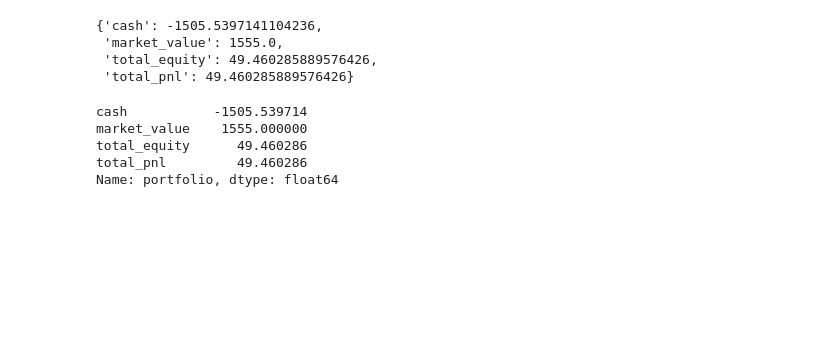
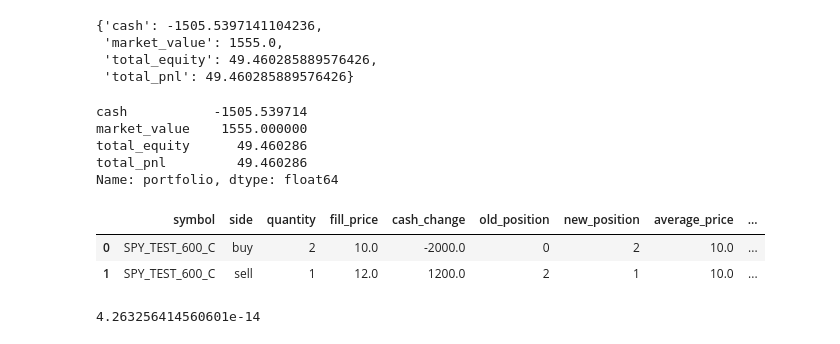
Before and after one commit to IlanEsco/options-market-making-volatility-research, a Jupyter notebook: notebooks/greeks_exposure.ipynb, the cells around one changed output. Saved outputs shown, nothing was run; the diff lists cells and outputs as text; code cells hidden in the pictures; blank space fills up the shorter version.

```diff
--- a/notebooks/greeks_exposure.ipynb
+++ b/notebooks/greeks_exposure.ipynb
@@ -380,3 +405,39 @@ market_value    1555.000000
 total_equity      49.460286
 total_pnl         49.460286
 Name: portfolio, dtype: float64
+# %%
+from inventory_manager import InventoryManager
+import pandas as pd
+
+test_inventory = InventoryManager(contract_multiplier=100)
+
+test_inventory.process_fill(
+    symbol="SPY_TEST_600_C",
+    fill_side="buy",
+    fill_price=10.00,
+    quantity=2,
+)
+
+test_inventory.process_fill(
+    symbol="SPY_TEST_600_C",
+    fill_side="sell",
+    fill_price=12.00,
+    quantity=1,
+)
+
+pd.DataFrame(test_inventory.get_trade_log())
+# %% [output]
+|  | symbol | side | quantity | fill_price | cash_change | old_position | new_position | average_price | ... |
+| 0 | SPY_TEST_600_C | buy | 2 | 10.0 | -2000.0 | 0 | 2 | 10.0 | ... |
+| 1 | SPY_TEST_600_C | sell | 1 | 12.0 | 1200.0 | 2 | 1 | 10.0 | ... |
+# %%
+pnl_summary["total_pnl"]
+
+accounting_difference = (
+    detailed_pnl["total_pnl"]
+    - pnl_summary["total_pnl"]
+)
+
+accounting_difference
+# %% [output]
+4.263256414560601e-14
```
Also changed, not shown: parts of 7 cells of this notebook, 2 other files.
